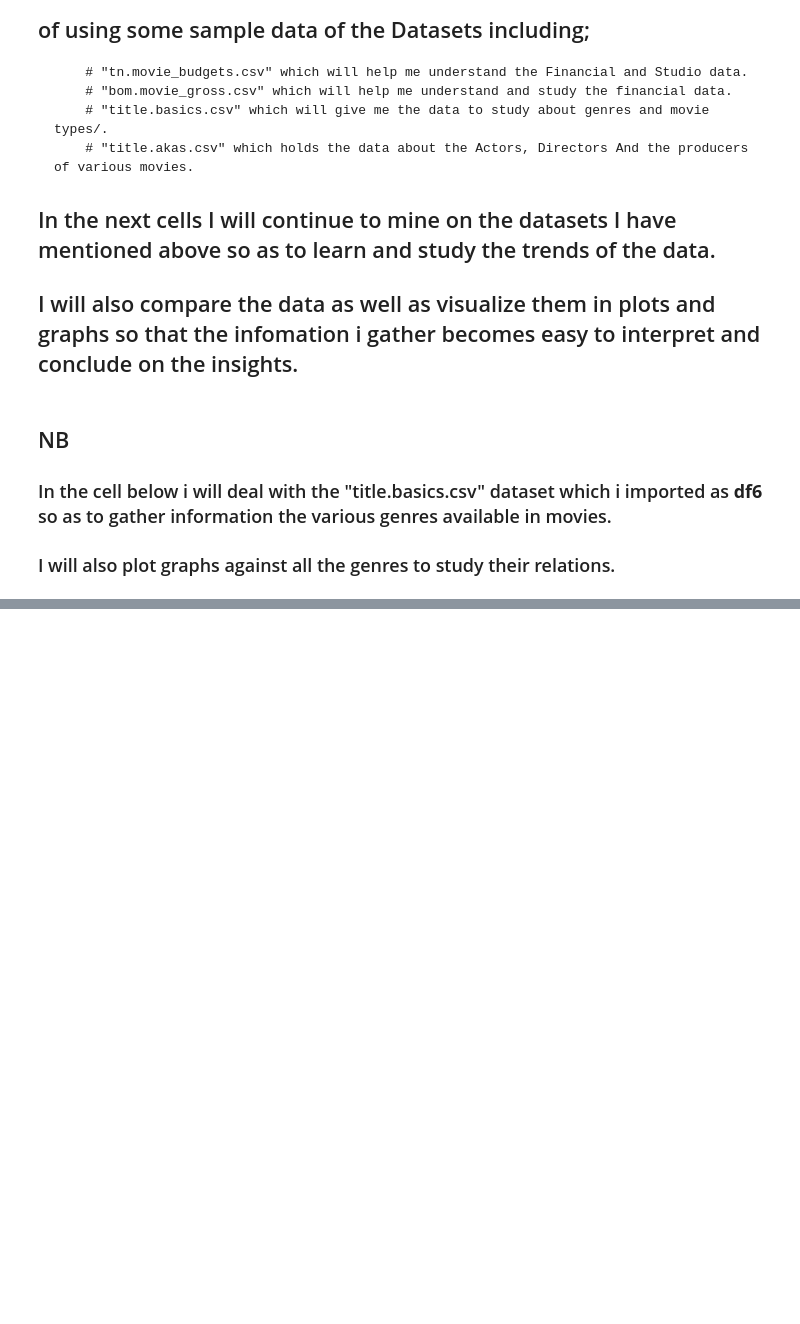
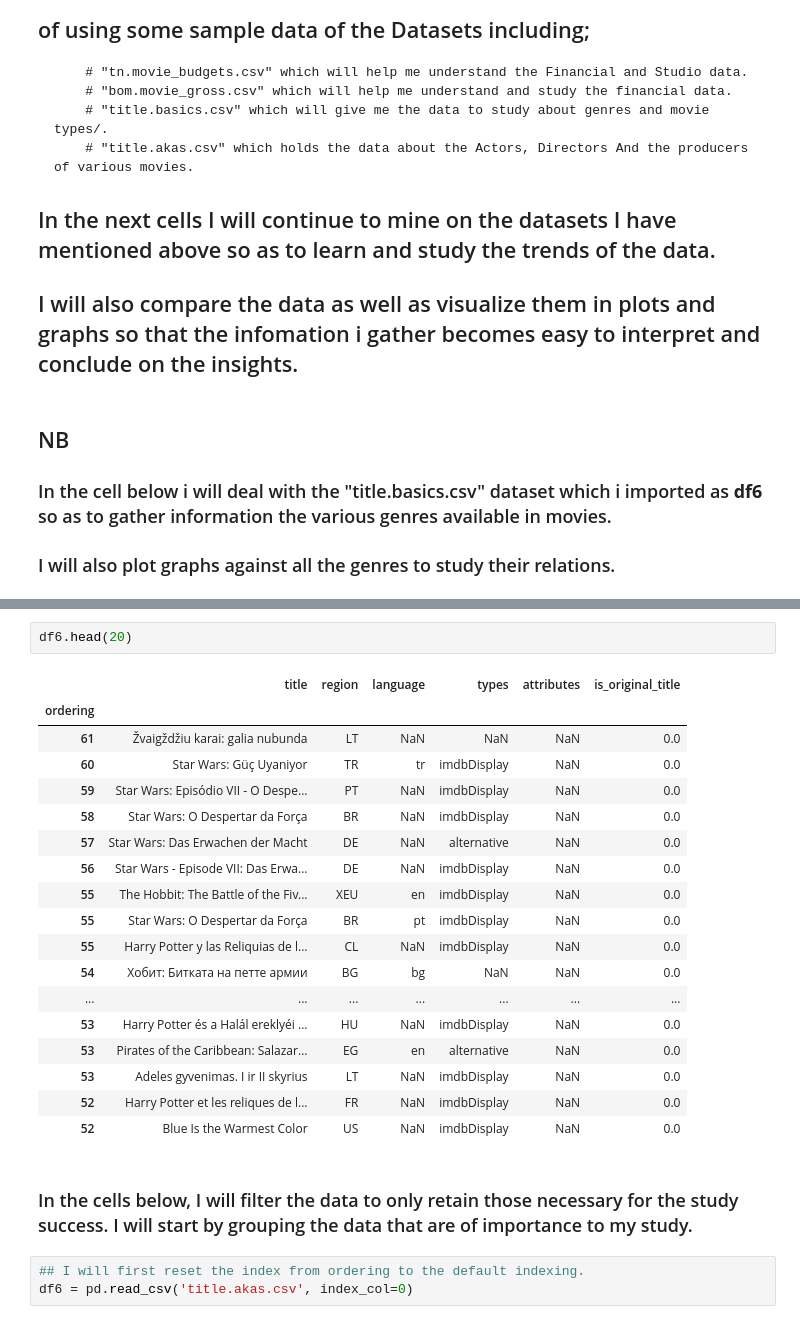
Before and after one commit to Cheruiyot890/Phase_1_Project, a Jupyter notebook: student.ipynb, the cells around one changed output, grey strips where cells are left out. Saved outputs shown, nothing was run; the diff lists cells and outputs as text; blank space fills up the shorter version.

```diff
--- a/student.ipynb
+++ b/student.ipynb
@@ -149,0 +172,26 @@ The dataset has 331703 rows
+# %%
+df6.head(20)
+# %% [output]
+|  | title | region | language | types | attributes | is_original_title |
+| ordering |  |  |  |  |  |  |
+| 61 | Žvaigždžiu karai: galia nubunda | LT | NaN | NaN | NaN | 0.0 |
+| 60 | Star Wars: Güç Uyaniyor | TR | tr | imdbDisplay | NaN | 0.0 |
+| 59 | Star Wars: Episódio VII - O Despe... | PT | NaN | imdbDisplay | NaN | 0.0 |
+| 58 | Star Wars: O Despertar da Força | BR | NaN | imdbDisplay | NaN | 0.0 |
+| 57 | Star Wars: Das Erwachen der Macht | DE | NaN | alternative | NaN | 0.0 |
+| 56 | Star Wars - Episode VII: Das Erwa... | DE | NaN | imdbDisplay | NaN | 0.0 |
+| 55 | The Hobbit: The Battle of the Fiv... | XEU | en | imdbDisplay | NaN | 0.0 |
+| 55 | Star Wars: O Despertar da Força | BR | pt | imdbDisplay | NaN | 0.0 |
+| 55 | Harry Potter y las Reliquias de l... | CL | NaN | imdbDisplay | NaN | 0.0 |
+| 54 | Хобит: Битката на петте армии | BG | bg | NaN | NaN | 0.0 |
+| ... | ... | ... | ... | ... | ... | ... |
+| 53 | Harry Potter és a Halál ereklyéi ... | HU | NaN | imdbDisplay | NaN | 0.0 |
+| 53 | Pirates of the Caribbean: Salazar... | EG | en | alternative | NaN | 0.0 |
+| 53 | Adeles gyvenimas. I ir II skyrius | LT | NaN | imdbDisplay | NaN | 0.0 |
+| 52 | Harry Potter et les reliques de l... | FR | NaN | imdbDisplay | NaN | 0.0 |
+| 52 | Blue Is the Warmest Color | US | NaN | imdbDisplay | NaN | 0.0 |
+# %% [markdown]
+### In the cells below, I will filter the data to only retain those necessary for the study success. I will start by grouping the data that are of importance to my study.
+# %%
+## I will first reset the index from ordering to the default indexing.
+df6 = pd.read_csv('title.akas.csv', index_col=0)
```
Also changed, not shown: parts of 6 cells of this notebook.
